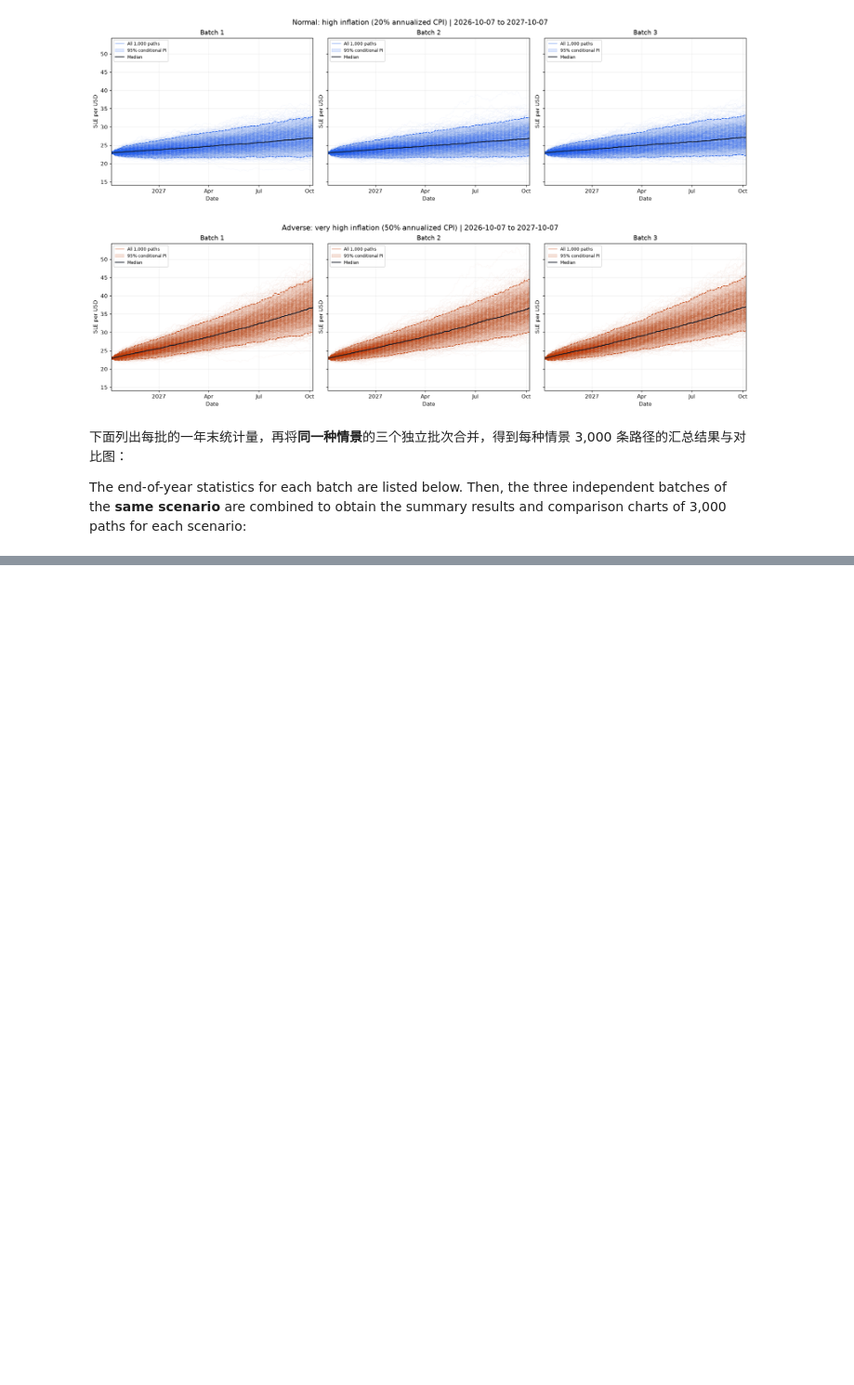
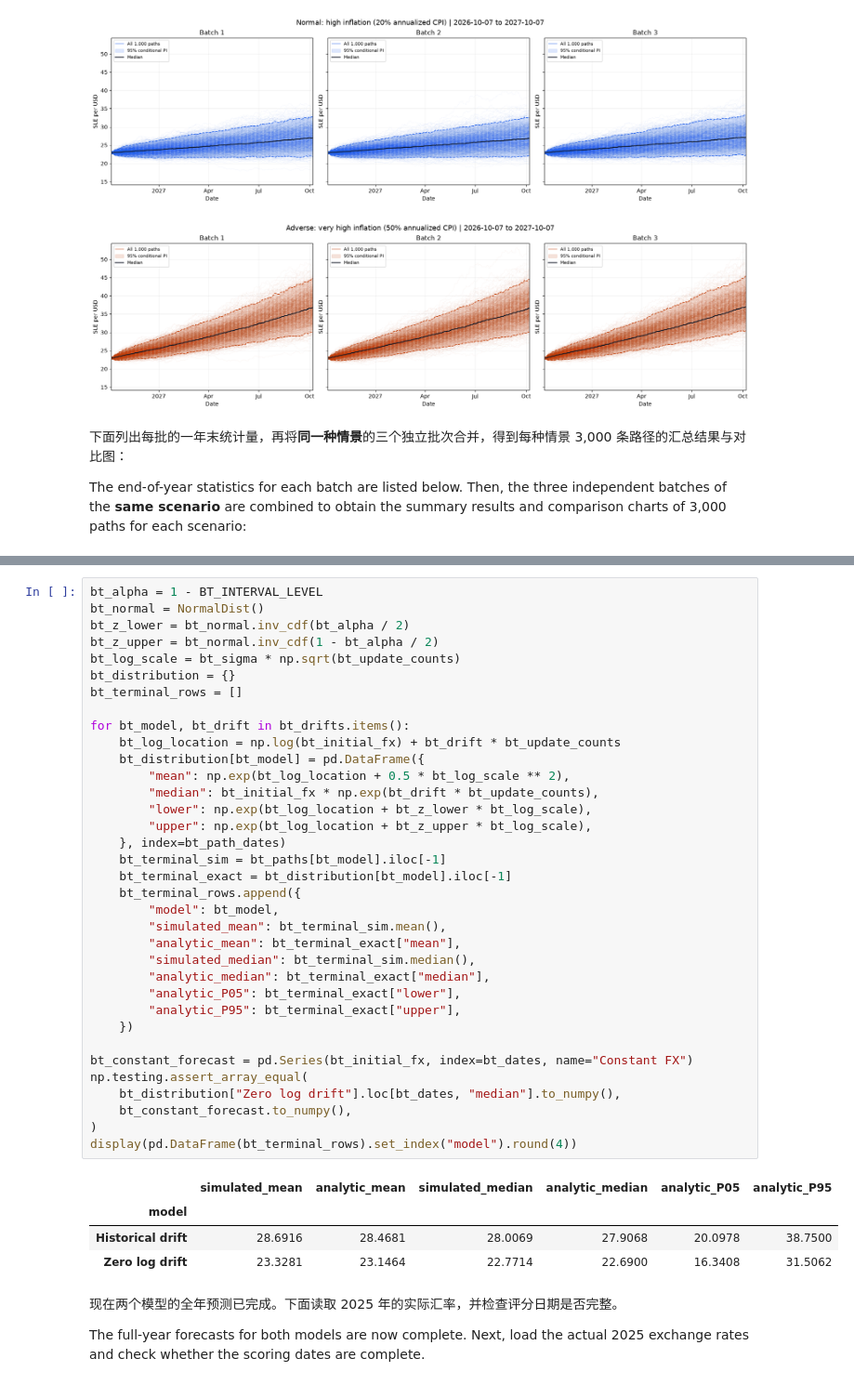
Before and after one commit to Kitazaki-Hinata/SLE_research, a Jupyter notebook: notebook/9_stochastic_fx_backtest.ipynb, the cells around one changed output, grey strips where cells are left out. Shown at 93% size. Cells and saved outputs as stored; diff of their text form; blank space fills up the shorter version.

```diff
--- a/notebook/9_stochastic_fx_backtest.ipynb
+++ b/notebook/9_stochastic_fx_backtest.ipynb
@@ -916,0 +1101,44 @@ plt.show()
+# %%
+bt_alpha = 1 - BT_INTERVAL_LEVEL
+bt_normal = NormalDist()
+bt_z_lower = bt_normal.inv_cdf(bt_alpha / 2)
+bt_z_upper = bt_normal.inv_cdf(1 - bt_alpha / 2)
+bt_log_scale = bt_sigma * np.sqrt(bt_update_counts)
+bt_distribution = {}
+bt_terminal_rows = []
+
+for bt_model, bt_drift in bt_drifts.items():
+    bt_log_location = np.log(bt_initial_fx) + bt_drift * bt_update_counts
+    bt_distribution[bt_model] = pd.DataFrame({
+        "mean": np.exp(bt_log_location + 0.5 * bt_log_scale ** 2),
+        "median": bt_initial_fx * np.exp(bt_drift * bt_update_counts),
+        "lower": np.exp(bt_log_location + bt_z_lower * bt_log_scale),
+        "upper": np.exp(bt_log_location + bt_z_upper * bt_log_scale),
+    }, index=bt_path_dates)
+    bt_terminal_sim = bt_paths[bt_model].iloc[-1]
+    bt_terminal_exact = bt_distribution[bt_model].iloc[-1]
+    bt_terminal_rows.append({
+        "model": bt_model,
+        "simulated_mean": bt_terminal_sim.mean(),
+        "analytic_mean": bt_terminal_exact["mean"],
+        "simulated_median": bt_terminal_sim.median(),
+        "analytic_median": bt_terminal_exact["median"],
+        "analytic_P05": bt_terminal_exact["lower"],
+        "analytic_P95": bt_terminal_exact["upper"],
+    })
+
+bt_constant_forecast = pd.Series(bt_initial_fx, index=bt_dates, name="Constant FX")
+np.testing.assert_array_equal(
+    bt_distribution["Zero log drift"].loc[bt_dates, "median"].to_numpy(),
+    bt_constant_forecast.to_numpy(),
+)
+display(pd.DataFrame(bt_terminal_rows).set_index("model").round(4))
+# %% [output]
+|  | simulated_mean | analytic_mean | simulated_median | analytic_median | analytic_P05 | analytic_P95 |
+| model |  |  |  |  |  |  |
+| Historical drift | 28.6916 | 28.4681 | 28.0069 | 27.9068 | 20.0978 | 38.7500 |
+| Zero log drift | 23.3281 | 23.1464 | 22.7714 | 22.6900 | 16.3408 | 31.5062 |
+# %% [markdown]
+现在两个模型的全年预测已完成。下面读取 2025 年的实际汇率，并检查评分日期是否完整。
+
+The full-year forecasts for both models are now complete. Next, load the actual 2025 exchange rates and check whether the scoring dates are complete.
```
Also changed, not shown: parts of 17 cells of this notebook, 3 other files.
